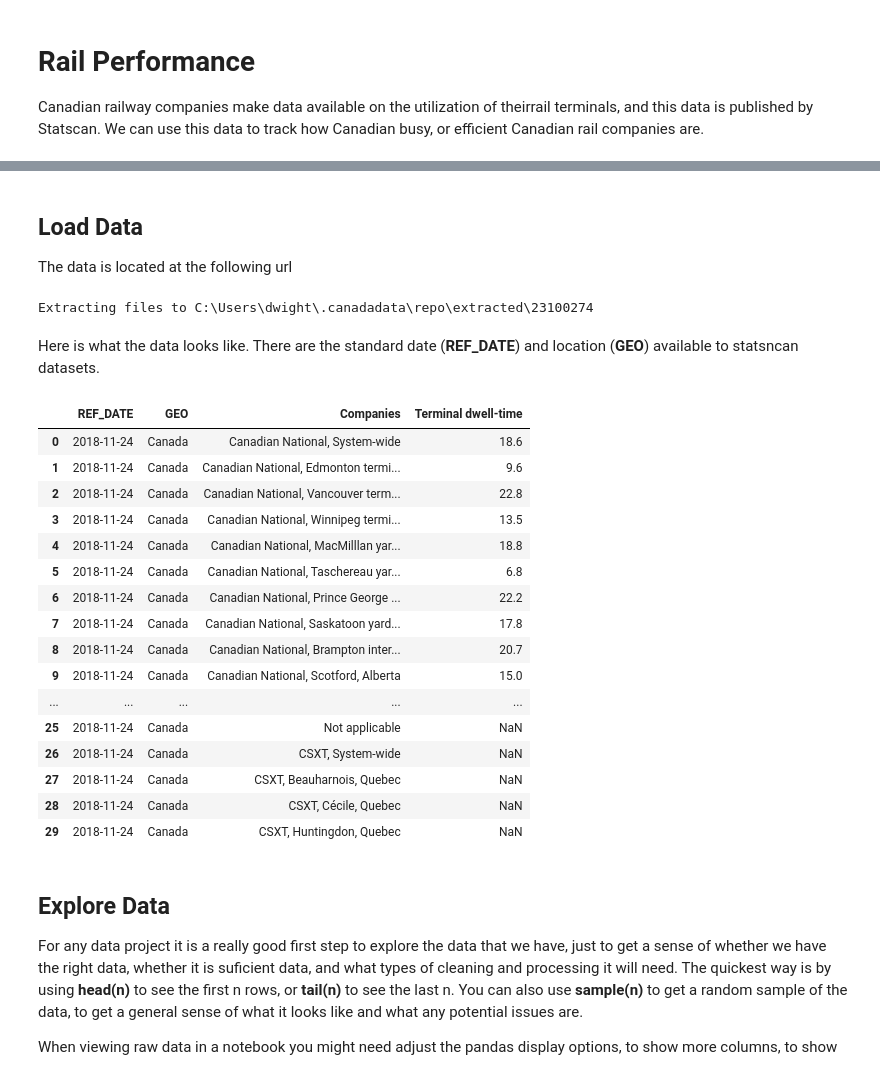
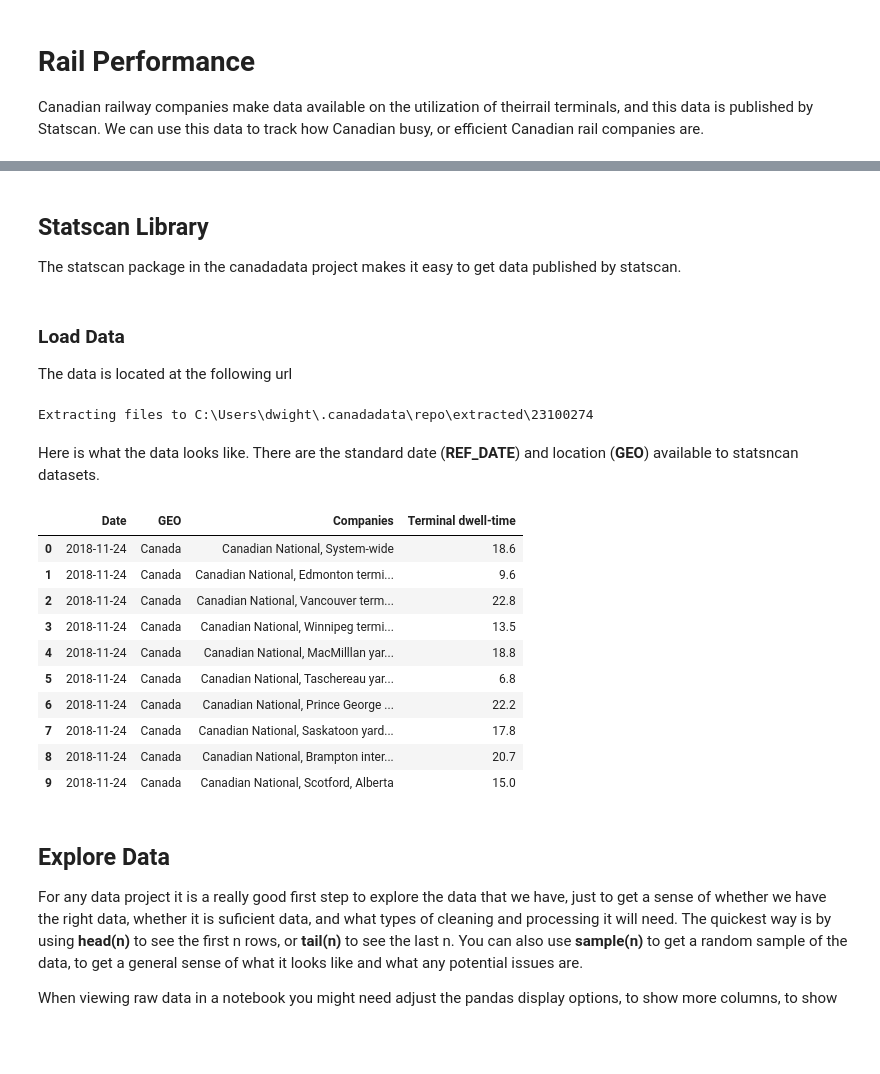
Before and after one commit to ocan-data/OpenCanadaData, a Jupyter notebook: notebooks/examples/RailPerformance.ipynb, the cells around one changed output, grey strips where cells are left out. Saved outputs shown, nothing was run; the diff lists cells and outputs as text; code cells hidden in the pictures; blank space fills up the shorter version.

```diff
--- a/notebooks/examples/RailPerformance.ipynb
+++ b/notebooks/examples/RailPerformance.ipynb
@@ -20,20 +22,24 @@ sys.executable
+# %% [markdown]
+## Statscan Library
+
+The statscan package in the canadadata project makes it easy to get data published by statscan.
 # %% [markdown]
-## Load Data
+### Load Data
 
 The data is located at the following url
 # %%
+from opencanada import StatscanZip
 RAIL_DATASET_URL ='https://www150.statcan.gc.ca/n1/tbl/csv/23100274-eng.zip'
+rail_dataset = StatscanZip(RAIL_DATASET_URL)
+rail_data = rail_dataset.get_data()
+# %% [output]
+Extracting files to C:\Users\dwight\.canadadata\repo\extracted\23100274
-# %%
-rail_dataset = StatscanZip(RAIL_DATASET_URL)
-rail_data = rail_dataset.get_data()
-# %% [output]
-Extracting files to C:\Users\dwight\.canadadata\repo\extracted\23100274
 # %% [markdown]
 Here is what the data looks like. There are the standard date (**REF_DATE**) and location (**GEO**) available to statsncan datasets.
 # %%
-rail_data.head(30)
+rail_data.head(10)
 # %% [output]
-|  | REF_DATE | GEO | Companies | Terminal dwell-time |
+|  | Date | GEO | Companies | Terminal dwell-time |
 | 0 | 2018-11-24 | Canada | Canadian National, System-wide | 18.6 |
 | 1 | 2018-11-24 | Canada | Canadian National, Edmonton termi... | 9.6 |
 | 2 | 2018-11-24 | Canada | Canadian National, Vancouver term... | 22.8 |
@@ -44,12 +50,6 @@ rail_data.head(30)
 | 7 | 2018-11-24 | Canada | Canadian National, Saskatoon yard... | 17.8 |
 | 8 | 2018-11-24 | Canada | Canadian National, Brampton inter... | 20.7 |
 | 9 | 2018-11-24 | Canada | Canadian National, Scotford, Alberta | 15.0 |
-| ... | ... | ... | ... | ... |
-| 25 | 2018-11-24 | Canada | Not applicable | NaN |
-| 26 | 2018-11-24 | Canada | CSXT, System-wide | NaN |
-| 27 | 2018-11-24 | Canada | CSXT, Beauharnois, Quebec | NaN |
-| 28 | 2018-11-24 | Canada | CSXT, Cécile, Quebec | NaN |
-| 29 | 2018-11-24 | Canada | CSXT, Huntingdon, Quebec | NaN |
 # %% [markdown]
 ## Explore Data
 
```
Also changed, not shown: parts of 47 cells of this notebook.
